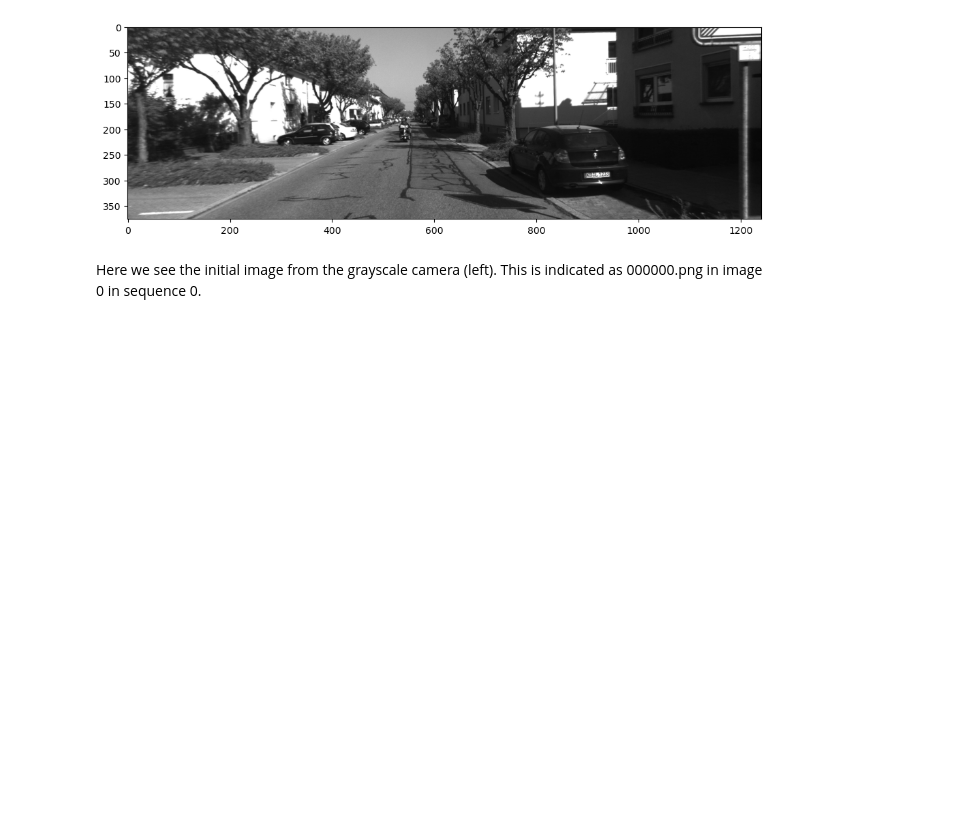
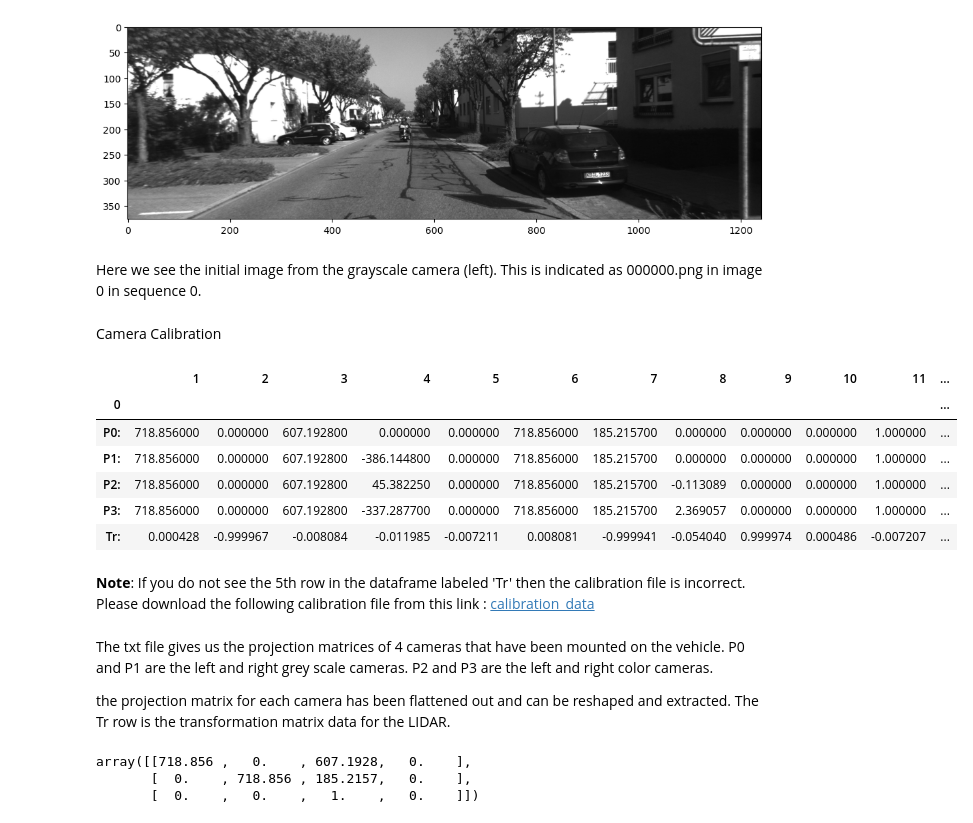
Before and after one commit to Ayushman-Choudhuri/Stereo_Visual_Odometry, a Jupyter notebook: Stereo Visual Odometry.ipynb, the cells around one changed output. Saved outputs shown, nothing was run; the diff lists cells and outputs as text; code cells hidden in the pictures; blank space fills up the shorter version.

Commit message:
Camera Calibration data processed

```diff
--- a/Stereo Visual Odometry.ipynb
+++ b/Stereo Visual Odometry.ipynb
@@ -89,3 +87,30 @@ plt.imshow(test_image)
 [figure]
 # %% [markdown]
 Here we see the initial image from the grayscale camera (left). This is indicated as 000000.png in image 0 in sequence 0.
+# %% [markdown]
+Camera Calibration
+# %%
+calib_data = pd.read_csv("./dataset/data_odometry_calib/dataset/sequences/00/calib.txt", delimiter= ' ', header =  None , index_col=0)
+calib_data
+# %% [output]
+|  | 1 | 2 | 3 | 4 | 5 | 6 | 7 | 8 | 9 | 10 | 11 | ... |
+| 0 |  |  |  |  |  |  |  |  |  |  |  | ... |
+| P0: | 718.856000 | 0.000000 | 607.192800 | 0.000000 | 0.000000 | 718.856000 | 185.215700 | 0.000000 | 0.000000 | 0.000000 | 1.000000 | ... |
+| P1: | 718.856000 | 0.000000 | 607.192800 | -386.144800 | 0.000000 | 718.856000 | 185.215700 | 0.000000 | 0.000000 | 0.000000 | 1.000000 | ... |
+| P2: | 718.856000 | 0.000000 | 607.192800 | 45.382250 | 0.000000 | 718.856000 | 185.215700 | -0.113089 | 0.000000 | 0.000000 | 1.000000 | ... |
+| P3: | 718.856000 | 0.000000 | 607.192800 | -337.287700 | 0.000000 | 718.856000 | 185.215700 | 2.369057 | 0.000000 | 0.000000 | 1.000000 | ... |
+| Tr: | 0.000428 | -0.999967 | -0.008084 | -0.011985 | -0.007211 | 0.008081 | -0.999941 | -0.054040 | 0.999974 | 0.000486 | -0.007207 | ... |
+# %% [markdown]
+**Note**: If you do not see the 5th row in the dataframe labeled 'Tr' then the calibration file is incorrect. Please download the following calibration file from this link : [calibration_data](https://www.cvlibs.net/download.php?file=data_odometry_calib.zip)
+# %% [markdown]
+The txt file gives us the projection matrices of 4 cameras that have been mounted on the vehicle. P0 and P1 are the left and right grey scale cameras. P2 and P3 are the left and right color cameras.
+
+the projection matrix for each camera has been flattened out and can be reshaped and extracted. The Tr row is the transformation matrix data for the LIDAR.
+# %%
+#Extracted Projection matrix for left grey camera
+P0 = np.array(calib_data.loc['P0:']).reshape(3,4)
+P0
+# %% [output]
+array([[718.856 ,   0.    , 607.1928,   0.    ],
+       [  0.    , 718.856 , 185.2157,   0.    ],
+       [  0.    ,   0.    ,   1.    ,   0.    ]])
```
Also changed, not shown: parts of 5 cells of this notebook.
